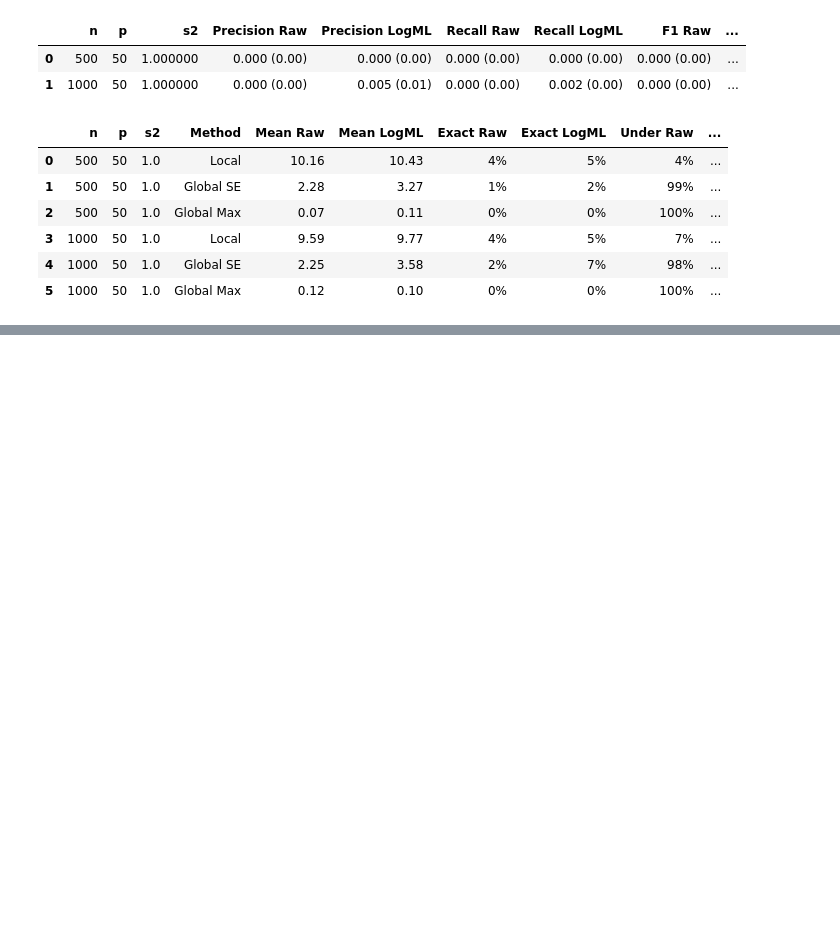
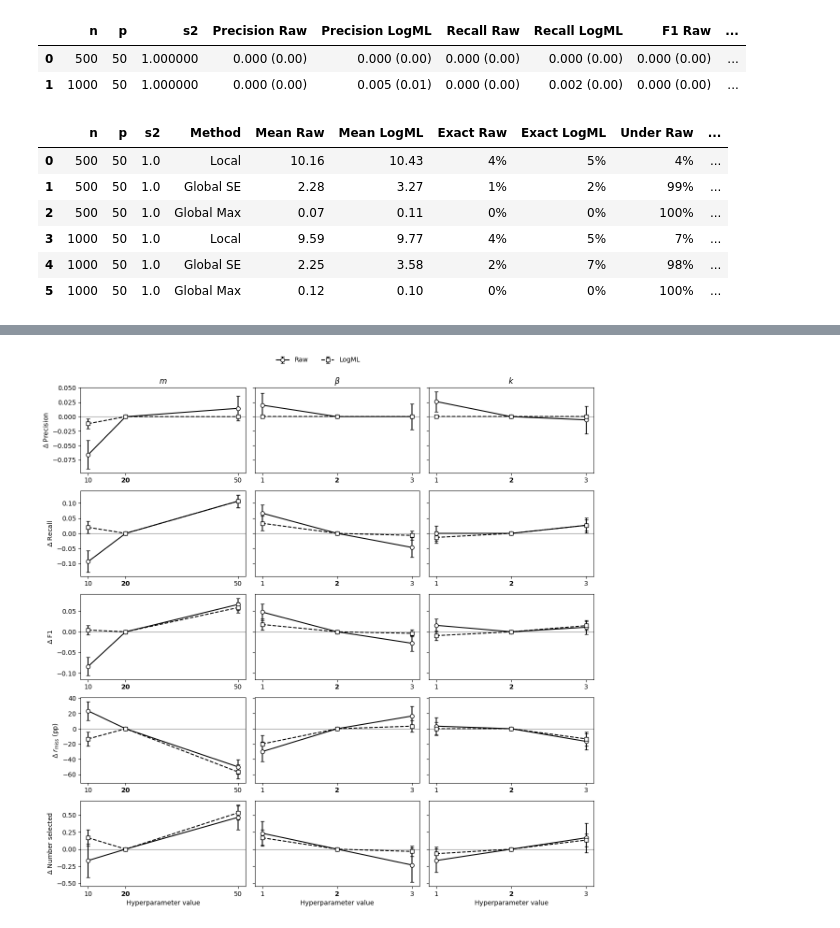
Before and after one commit to PetarMatejcic/BART_logml_vi, a Jupyter notebook: BVI_comparison_2.ipynb, the cells around one changed output, grey strips where cells are left out. Saved outputs shown, nothing was run; the diff lists cells and outputs as text; code cells hidden in the pictures; blank space fills up the shorter version.

Commit message:
Add hyperparameter experiments

```diff
--- a/BVI_comparison_2.ipynb
+++ b/BVI_comparison_2.ipynb
@@ -309,0 +381,31 @@ def display_n_selected_summary(n_selected_df, true_n_selected, output_path=None)
+# %%
+def aggregate_paired_hyperparameter_results(df):
+    data = df[df["status"].eq("complete")].copy() if "status" in df else df.copy()
+    keys = ["scenario", "model_key", "n", "p", "s2", "repeat", "seed"]
+    stats = ["precision", "recall", "f1", "r_miss", "n_selected"]
+    methods = ["raw_local", "raw_global_se", "raw_global_max",
+               "logml_local", "logml_global_se", "logml_global_max"]
+    cols = [f"{s}_{m}" for s in stats for m in methods]
+
+    ref = data[data["config_id"].eq("reference")][keys + ["m", "beta", "k"] + cols]
+    alt = data[~data["config_id"].eq("reference")].copy()
+    paired = alt.merge(ref, on=keys, suffixes=("", "_ref"), validate="many_to_one")
+
+    paired["value"] = paired.apply(lambda r: r[r["varied_parameter"]], axis=1)
+    paired["reference_value"] = paired.apply(
+        lambda r: r[f'{r["varied_parameter"]}_ref'], axis=1)
+
+    for c in cols:
+        paired[f"delta_{c}"] = paired[c] - paired[f"{c}_ref"]
+
+    groups = ["scenario", "model_key", "n", "p", "s2", "config_id",
+              "varied_parameter", "value", "reference_value"]
+    g = paired.groupby(groups, dropna=False, sort=False)
+    out = g.size().rename("n_pairs").reset_index()
+
+    for c in [f"delta_{c}" for c in cols]:
+        x = g[c].agg(["mean", "sem"]).rename(
+            columns={"mean": f"{c}_mean", "sem": f"{c}_se"})
+        out = out.merge(x.reset_index(), on=groups)
+
+    return out
@@ -603,0 +916,2 @@ display_n_selected_summary(bm2_selected, 6, output_path + bm2_selected_out)
+# %%
+cont_hyparam = pd.read_csv("results/hyperparams_results/cc1.csv")
@@ -603,0 +932,3 @@ display_n_selected_summary(bm2_selected, 6, output_path + bm2_selected_out)
+# %%
+cont_paired = aggregate_paired_hyperparameter_results(cont_hyparam)
+display_paired_summary(cont_paired, "global_se", output_path + "cont_paired.csv")
@@ -603,0 +943,4 @@ display_n_selected_summary(bm2_selected, 6, output_path + bm2_selected_out)
+# %%
+plot_paired_sensitivity(cont_paired, "global_se")
+# %% [output]
+[figure, added]
```
Also changed, not shown: parts of 25 cells of this notebook, 13 other files.
